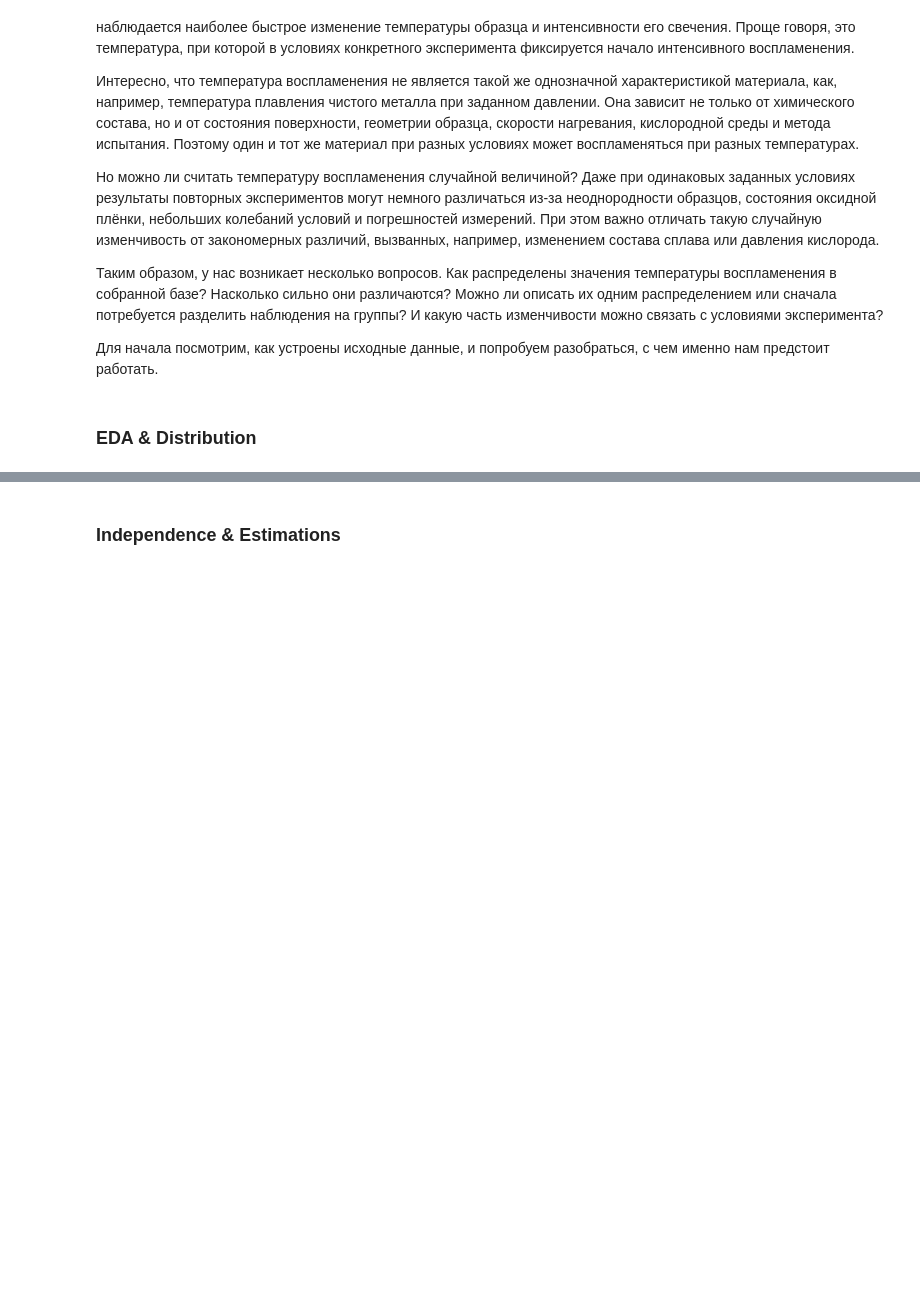
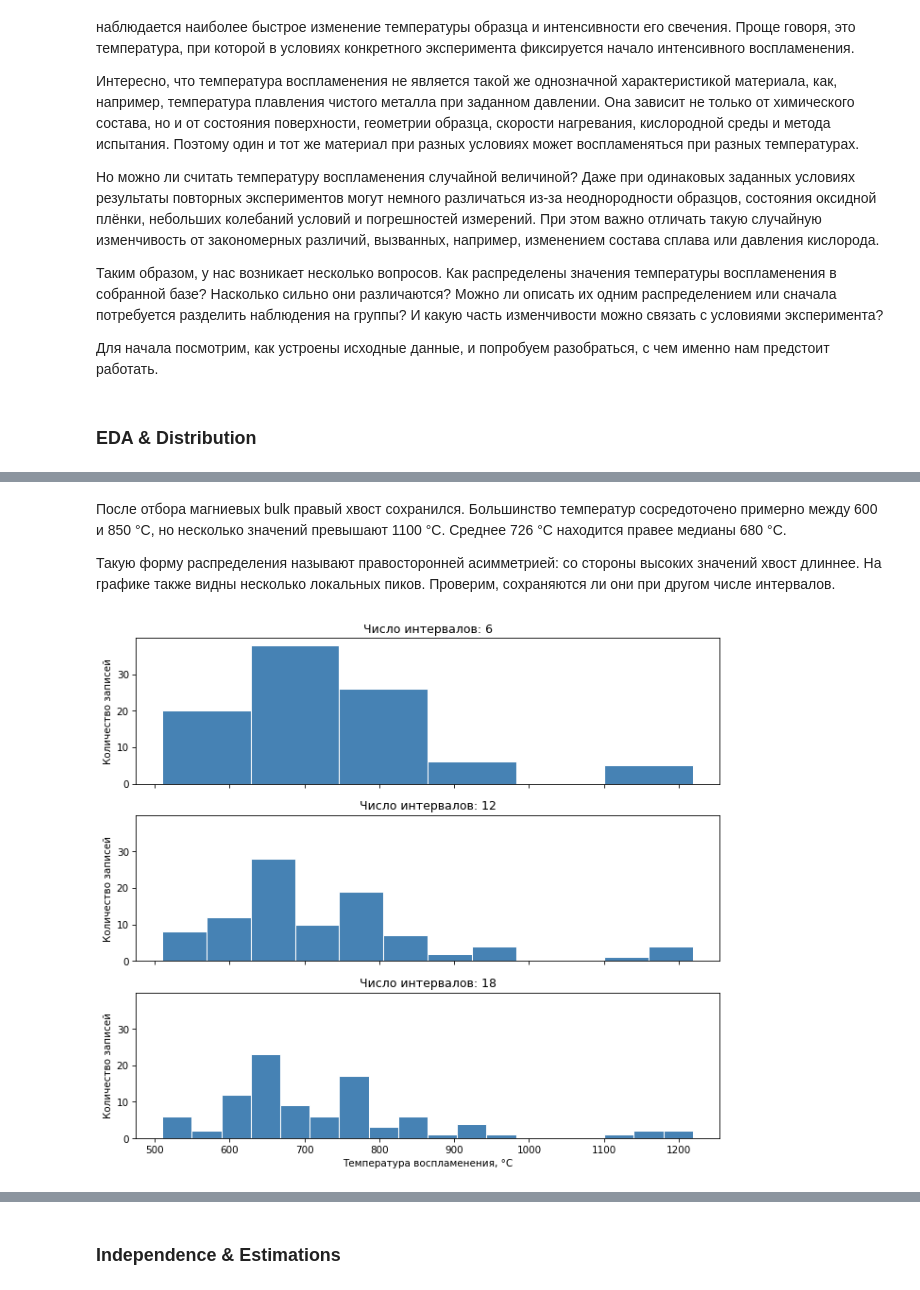
Before and after one commit to ekairaliev/AppStat-Lab01, a Jupyter notebook: AppStat_Lab01.ipynb, the cells around one changed output, grey strips where cells are left out. Cells and saved outputs as stored; diff of their text form; code cells hidden in the pictures; blank space fills up the shorter version.

```diff
--- a/AppStat_Lab01.ipynb
+++ b/AppStat_Lab01.ipynb
@@ -86,0 +696,35 @@
+# %% [markdown]
+После отбора магниевых bulk правый хвост сохранился.
+Большинство температур сосредоточено примерно между 600 и 850 °C,
+но несколько значений превышают 1100 °C. Среднее 726 °C находится
+правее медианы 680 °C.
+
+Такую форму распределения называют правосторонней асимметрией:
+со стороны высоких значений хвост длиннее. На графике также видны
+несколько локальных пиков. Проверим, сохраняются ли они при другом
+числе интервалов.
+# %%
+fig, axes = plt.subplots(
+    3, 1, figsize=(9, 8), sharex=True, sharey=True
+)
+
+for ax, number_of_bins in zip(axes, [6, 12, 18]):
+    ax.hist(
+        t_mg,
+        bins=number_of_bins,
+        edgecolor="white",
+        color="steelblue"
+    )
+
+    plt.sca(ax)
+    decorate(
+        title=f"Число интервалов: {number_of_bins}",
+        ylabel="Количество записей"
+    )
+
+axes[-1].set_xlabel("Температура воспламенения, °C")
+
+plt.tight_layout()
+plt.show()
+# %% [output]
+[figure, added]
```
Also changed, not shown: parts of 65 cells of this notebook.
